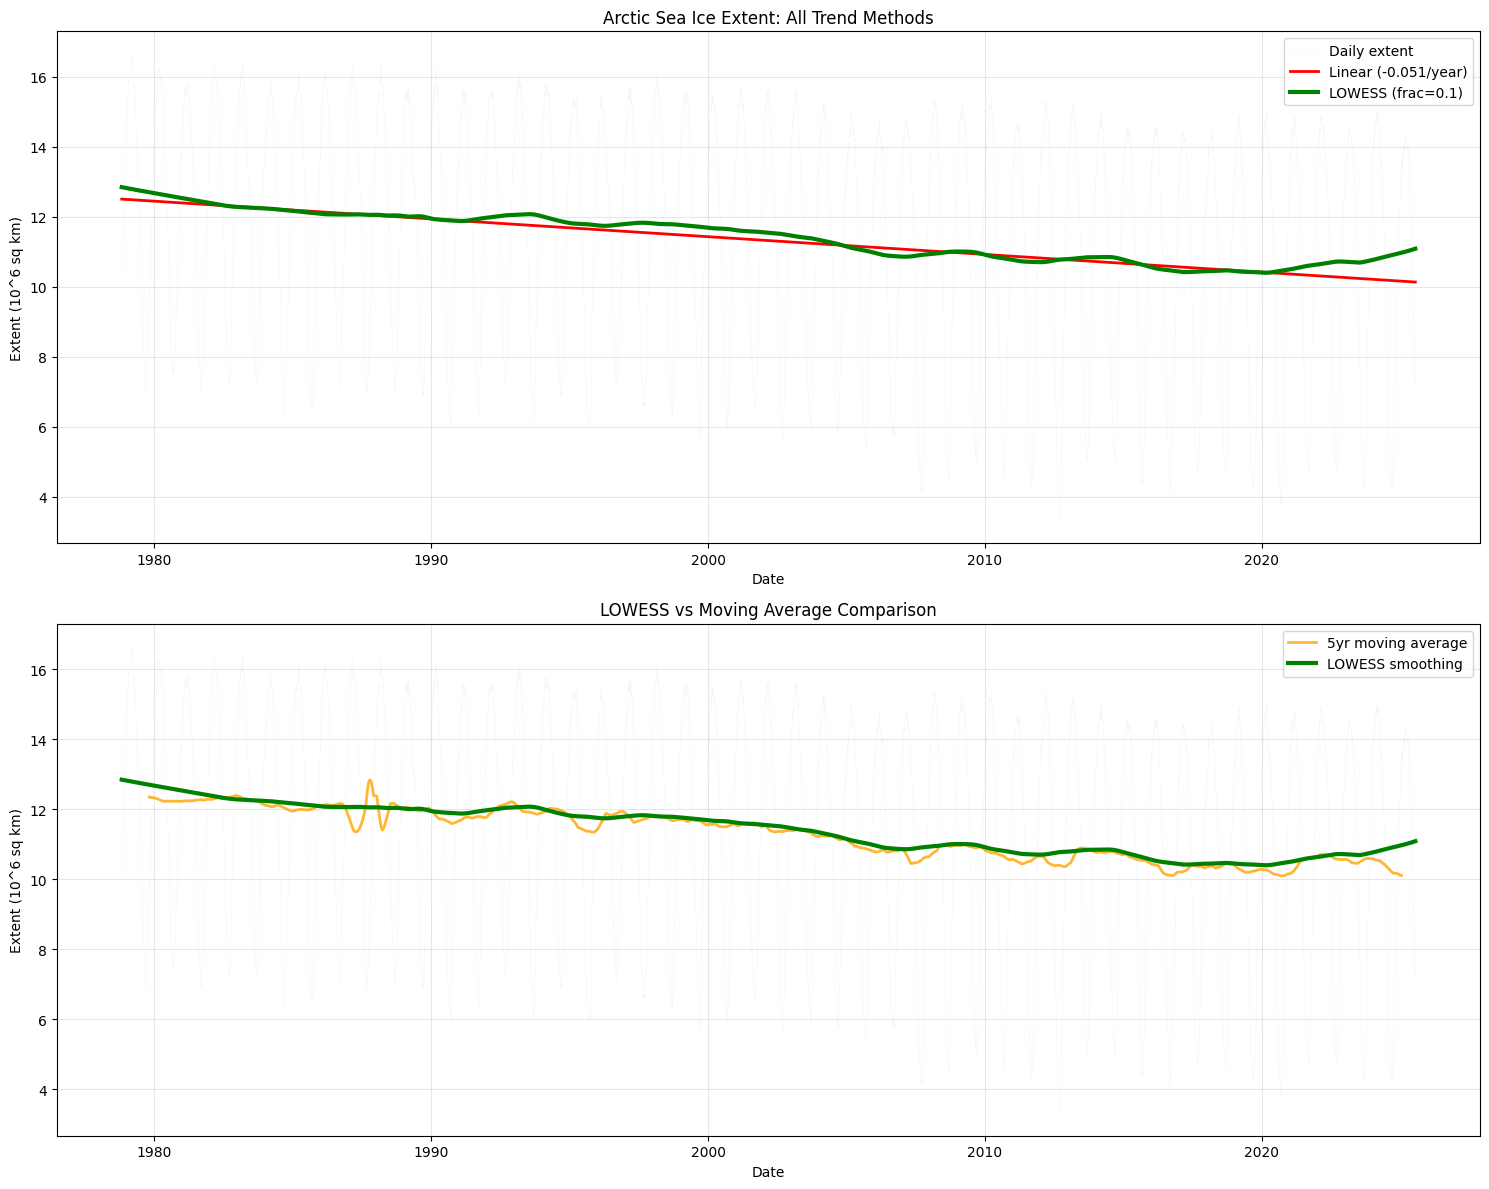
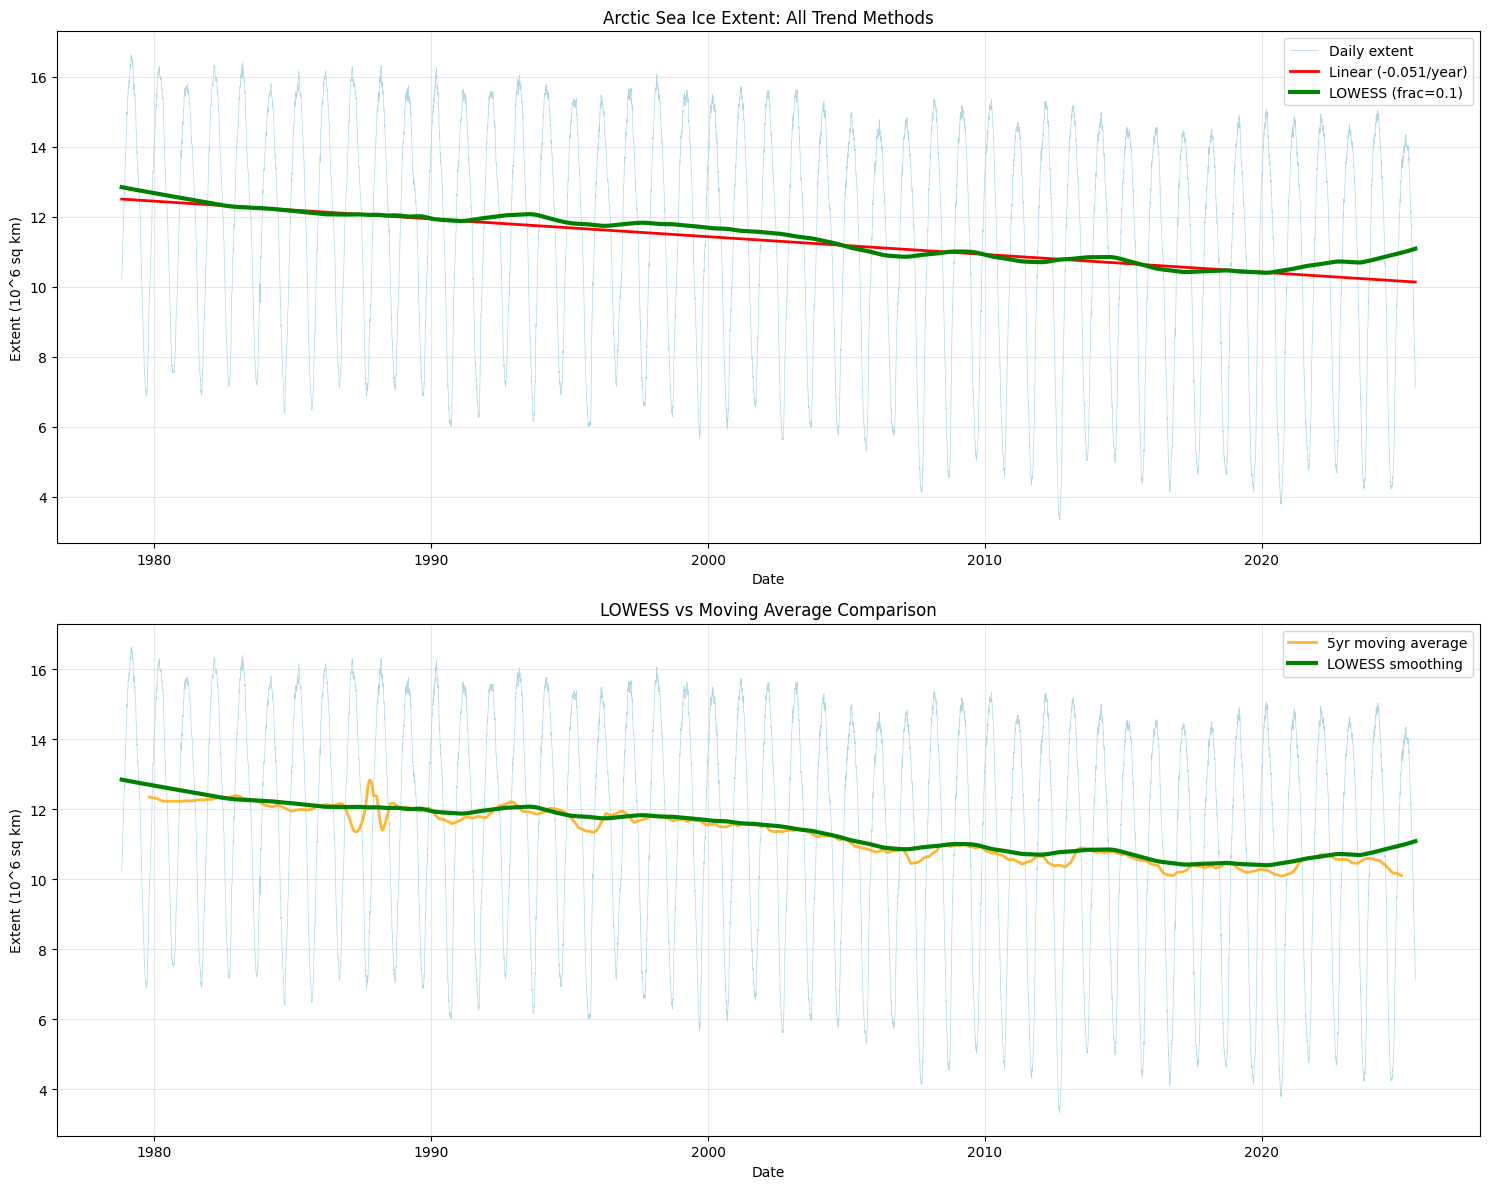
The notebook cell's code change between the first figure and the second:
--- before
+++ after
@@ -31,5 +31,5 @@
 
 # Top plot: All trends together
-ax1.plot(df['Date'], df['Extent'], alpha=0.2, linewidth=0.3, color='lightblue',
+ax1.plot(df['Date'], df['Extent'], linewidth=0.5, color='lightblue',
          label='Daily extent')
 ax1.plot(df['Date'], linear_trend, color='red', linewidth=2,
@@ -45,5 +45,5 @@
 
 # Bottom plot: Focus on LOWESS vs Moving Average
-ax2.plot(df['Date'], df['Extent'], alpha=0.2, linewidth=0.3, color='lightblue')
+ax2.plot(df['Date'], df['Extent'], linewidth=0.5, color='lightblue')
 ax2.plot(df['Date'], df['Moving_Avg_365'], color='orange', linewidth=2,
          label='5yr moving average', alpha=0.8)

Commit: simplified sea ice data exploration notebook by consolidating cells and improving code structure